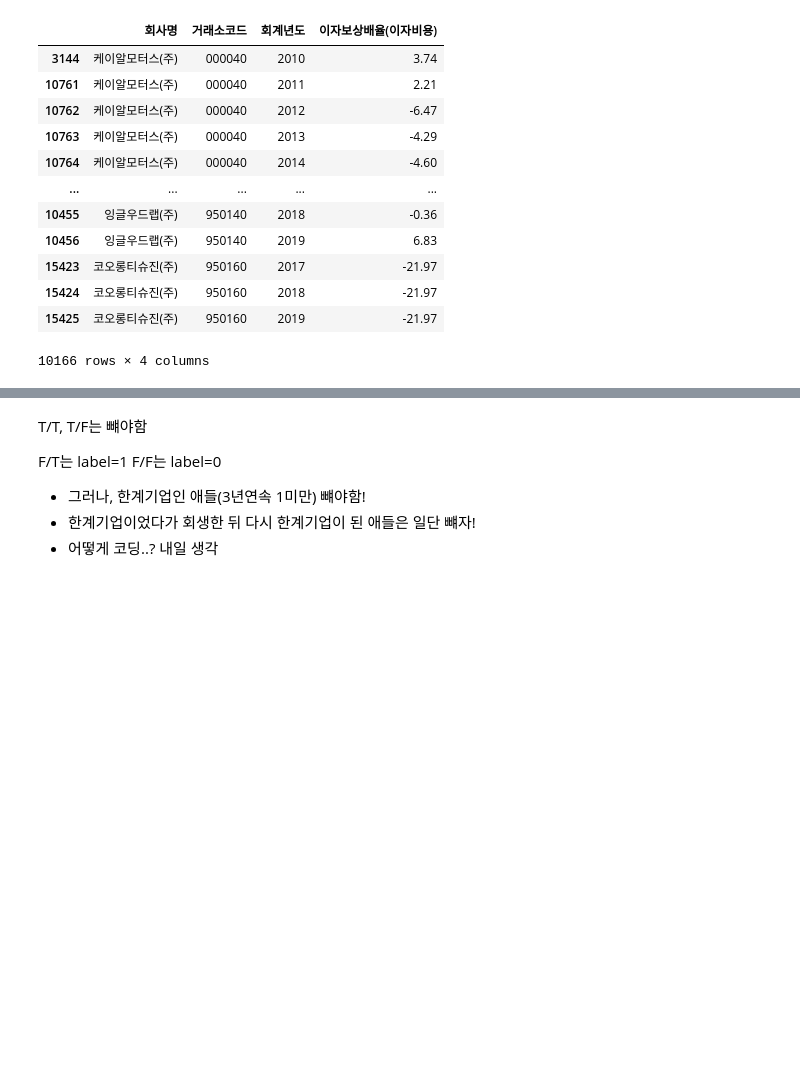
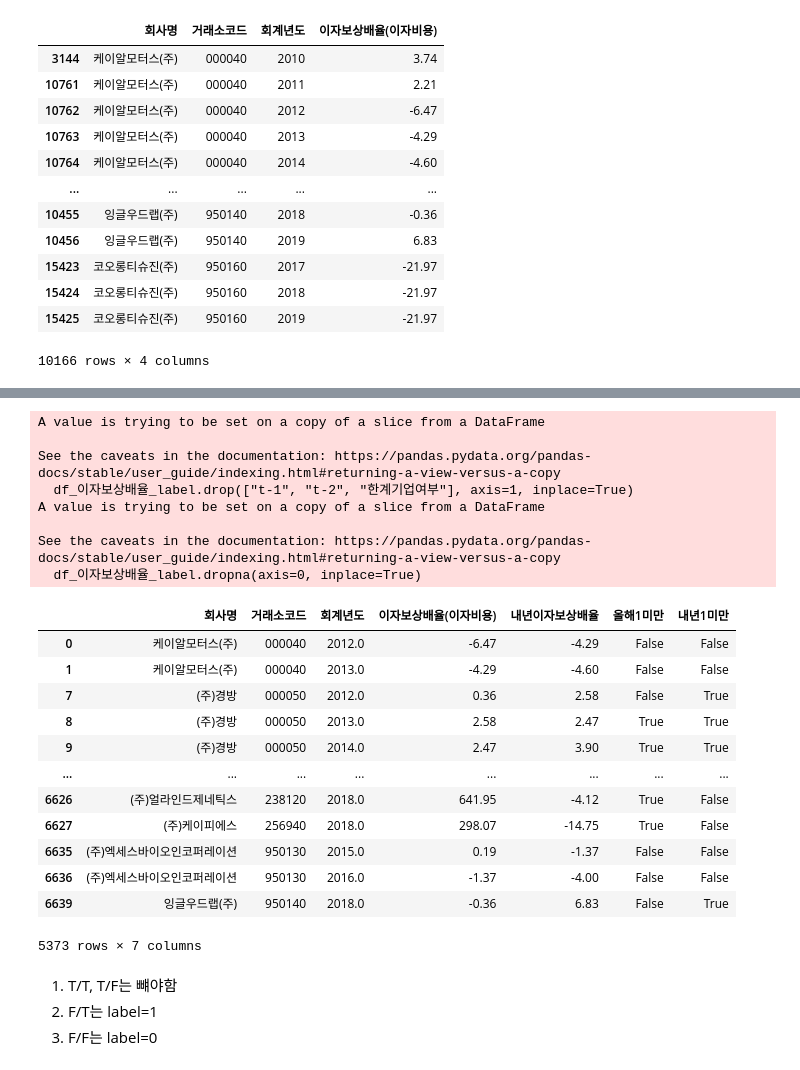
Before and after one commit to Jyassmin/UBION-PROJECT2, a Jupyter notebook: 1.preprocessing.ipynb, the cells around one changed output, grey strips where cells are left out. Saved outputs shown, nothing was run; the diff lists cells and outputs as text; code cells hidden in the pictures; blank space fills up the shorter version.

```diff
--- a/1.preprocessing.ipynb
+++ b/1.preprocessing.ipynb
@@ -1120,9 +1236,42 @@ df_이자보상배율_test["내년1미만"] = df_이자보상배율_test["내년
+# %%
+def func_updown1(x):
+    if x >= 1:
+        return True
+    else:
+        return False
+
+df_이자보상배율_label["올해1미만"] = df_이자보상배율_label["이자보상배율(이자비용)"].map(func_updown1)
+df_이자보상배율_label["내년1미만"] = df_이자보상배율_label["내년이자보상배율"].map(func_updown1)
+df_이자보상배율_label["t-1"] = df_이자보상배율_label["t-1"].map(func_updown1)
+df_이자보상배율_label["t-2"] = df_이자보상배율_label["t-2"].map(func_updown1)
+df_이자보상배율_label["한계기업여부"] = (df_이자보상배율_label["올해1미만"] + df_이자보상배율_label["t-1"] + df_이자보상배율_label["t-2"]).map(func_not)
+df_이자보상배율_label = df_이자보상배율_label[df_이자보상배율_label["한계기업여부"]==False]
+df_이자보상배율_label.drop(["t-1", "t-2", "한계기업여부"], axis=1, inplace=True)
+df_이자보상배율_label.dropna(axis=0, inplace=True)
+df_이자보상배율_label
+# %% [output]
+A value is trying to be set on a copy of a slice from a DataFrame
+
+See the caveats in the documentation: https://pandas.pydata.org/pandas-docs/stable/user_guide/indexing.html#returning-a-view-versus-a-copy
+  df_이자보상배율_label.drop(["t-1", "t-2", "한계기업여부"], axis=1, inplace=True)
+A value is trying to be set on a copy of a slice from a DataFrame
+
+See the caveats in the documentation: https://pandas.pydata.org/pandas-docs/stable/user_guide/indexing.html#returning-a-view-versus-a-copy
+  df_이자보상배율_label.dropna(axis=0, inplace=True)
+|  | 회사명 | 거래소코드 | 회계년도 | 이자보상배율(이자비용) | 내년이자보상배율 | 올해1미만 | 내년1미만 |
+| 0 | 케이알모터스(주) | 000040 | 2012.0 | -6.47 | -4.29 | False | False |
+| 1 | 케이알모터스(주) | 000040 | 2013.0 | -4.29 | -4.60 | False | False |
+| 7 | (주)경방 | 000050 | 2012.0 | 0.36 | 2.58 | False | True |
+| 8 | (주)경방 | 000050 | 2013.0 | 2.58 | 2.47 | True | True |
+| 9 | (주)경방 | 000050 | 2014.0 | 2.47 | 3.90 | True | True |
+| ... | ... | ... | ... | ... | ... | ... | ... |
+| 6626 | (주)얼라인드제네틱스 | 238120 | 2018.0 | 641.95 | -4.12 | True | False |
+| 6627 | (주)케이피에스 | 256940 | 2018.0 | 298.07 | -14.75 | True | False |
+| 6635 | (주)엑세스바이오인코퍼레이션 | 950130 | 2015.0 | 0.19 | -1.37 | False | False |
+| 6636 | (주)엑세스바이오인코퍼레이션 | 950130 | 2016.0 | -1.37 | -4.00 | False | False |
+| 6639 | 잉글우드랩(주) | 950140 | 2018.0 | -0.36 | 6.83 | False | True |
+5373 rows × 7 columns
 # %% [markdown]
-T/T, T/F는 뺴야함
-
-F/T는 label=1
-F/F는 label=0
-
-- 그러나, 한계기업인 애들(3년연속 1미만) 뺴야함!
-- 한계기업이었다가 회생한 뒤 다시 한계기업이 된 애들은 일단 뺴자!
-- 어떻게 코딩..? 내일 생각
+1. T/T, T/F는 뺴야함
+2. F/T는 label=1
+3. F/F는 label=0
```
Also changed, not shown: parts of 26 cells of this notebook, 45 other files.
